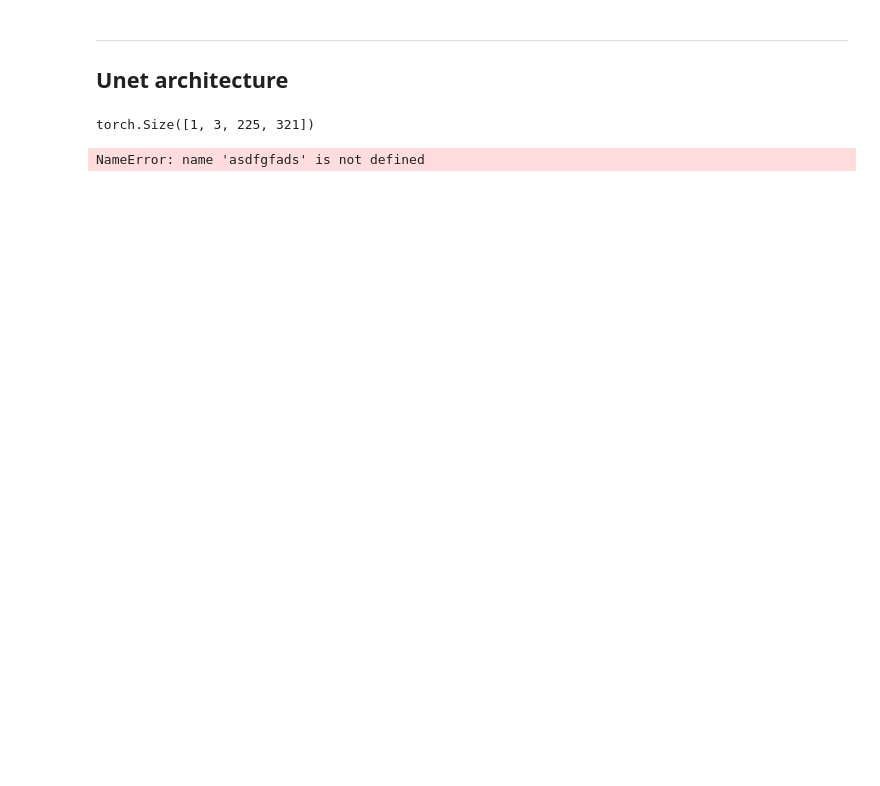
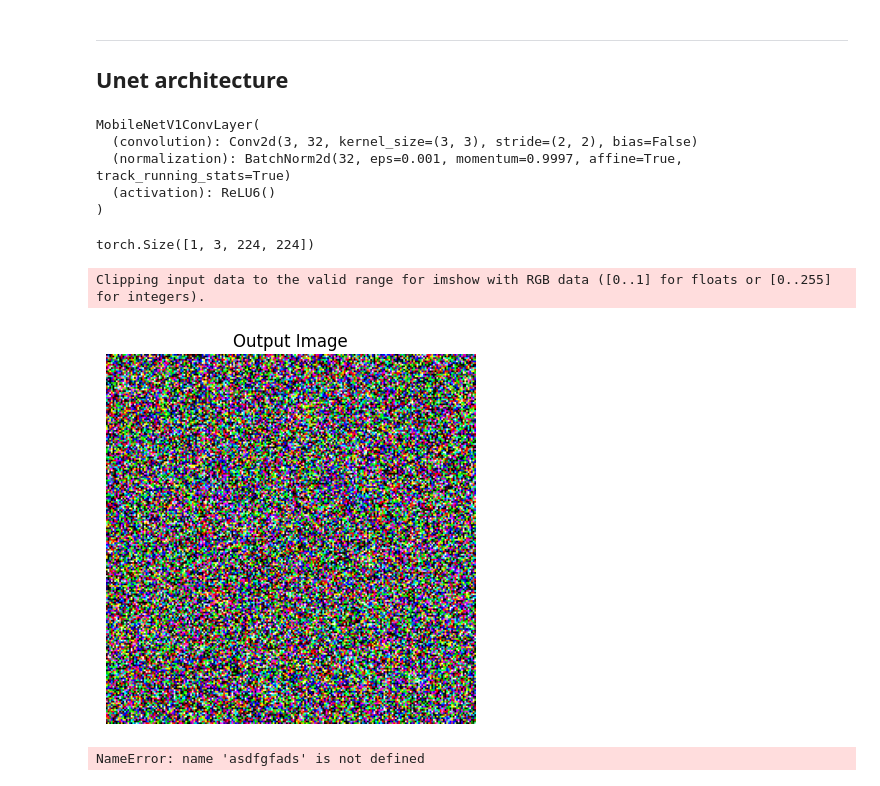
Before and after one commit to PranavAga/LP-IOANet, a Jupyter notebook: IOnet/Unet_laoding.ipynb, the cells around one changed output. Cells and saved outputs as stored; diff of their text form; code cells hidden in the pictures; blank space fills up the shorter version.

Commit message:
unet without attention ready for training

```diff
--- a/IOnet/Unet_laoding.ipynb
+++ b/IOnet/Unet_laoding.ipynb
@@ -38,11 +38,20 @@ from get_layers import get_encoder_layers, get_decoder_layers
 ## Unet architecture
 # %%
 from model import UnetWithoutAT
+from utils import visualize_tensor_images
 
 unet = UnetWithoutAT()
+
+unet.image_stem_layer
+# %% [output]
+MobileNetV1ConvLayer(
+  (convolution): Conv2d(3, 32, kernel_size=(3, 3), stride=(2, 2), bias=False)
+  (normalization): BatchNorm2d(32, eps=0.001, momentum=0.9997, affine=True, track_running_stats=True)
+  (activation): ReLU6()
+)
 # %%
 # random input
-x = torch.randn(1, 3, 224, 320)
+x = torch.randn(1, 3, 224, 224)
 
 # forward pass
 y = unet(x)
@@ -50,7 +59,12 @@ y = unet(x)
 # print output shape
 print(y.shape)
 # %% [output]
-torch.Size([1, 3, 225, 321])
+torch.Size([1, 3, 224, 224])
+# %%
+visualize_tensor_images(y[0], title="Output Image")
+# %% [output]
+Clipping input data to the valid range for imshow with RGB data ([0..1] for floats or [0..255] for integers).
+[figure, added]
 # %%
 # now load the model
 from utils import load_img_to_tensor, visualize_tensor_images
```
Also changed, not shown: 2 other files.
